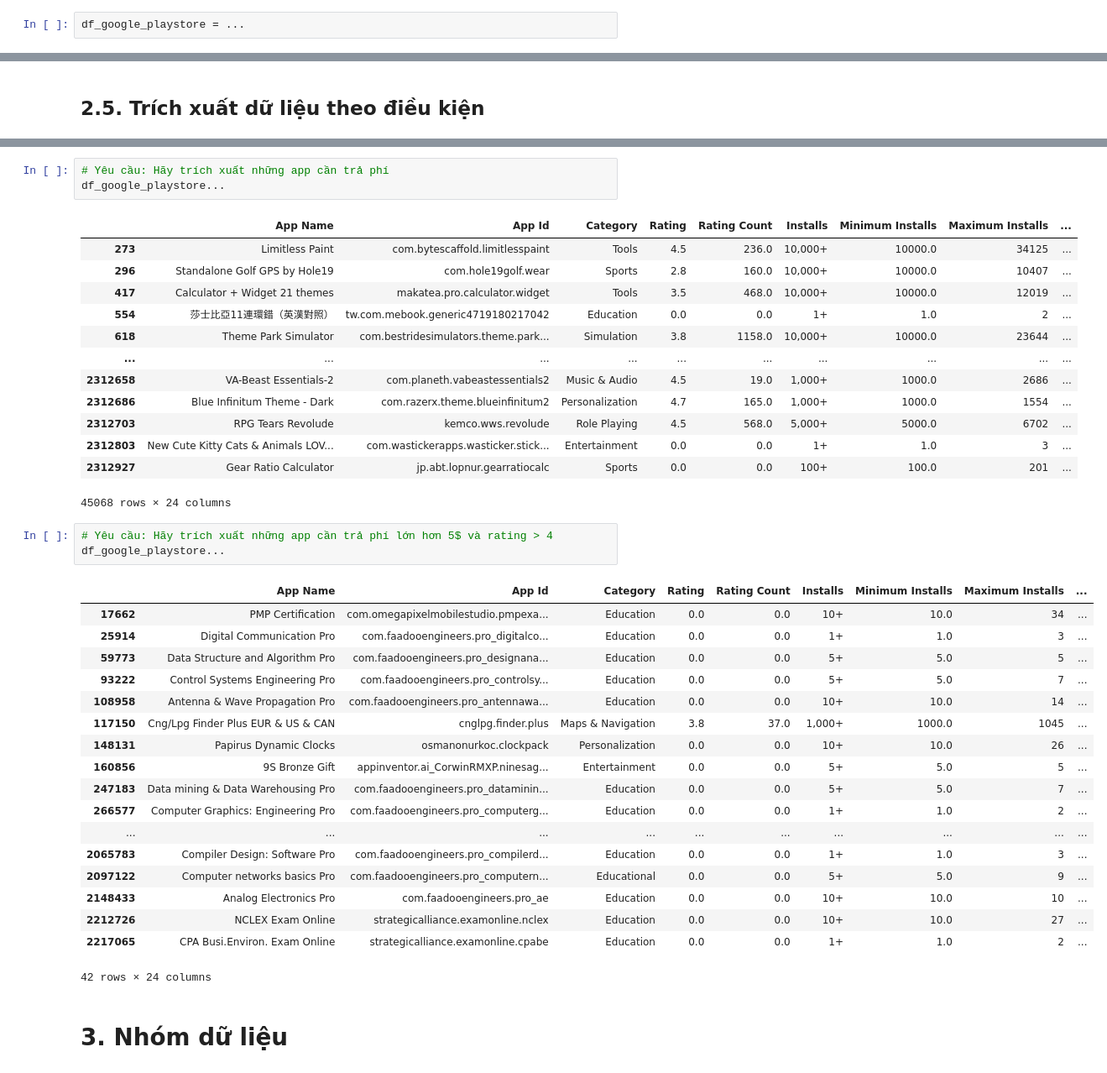
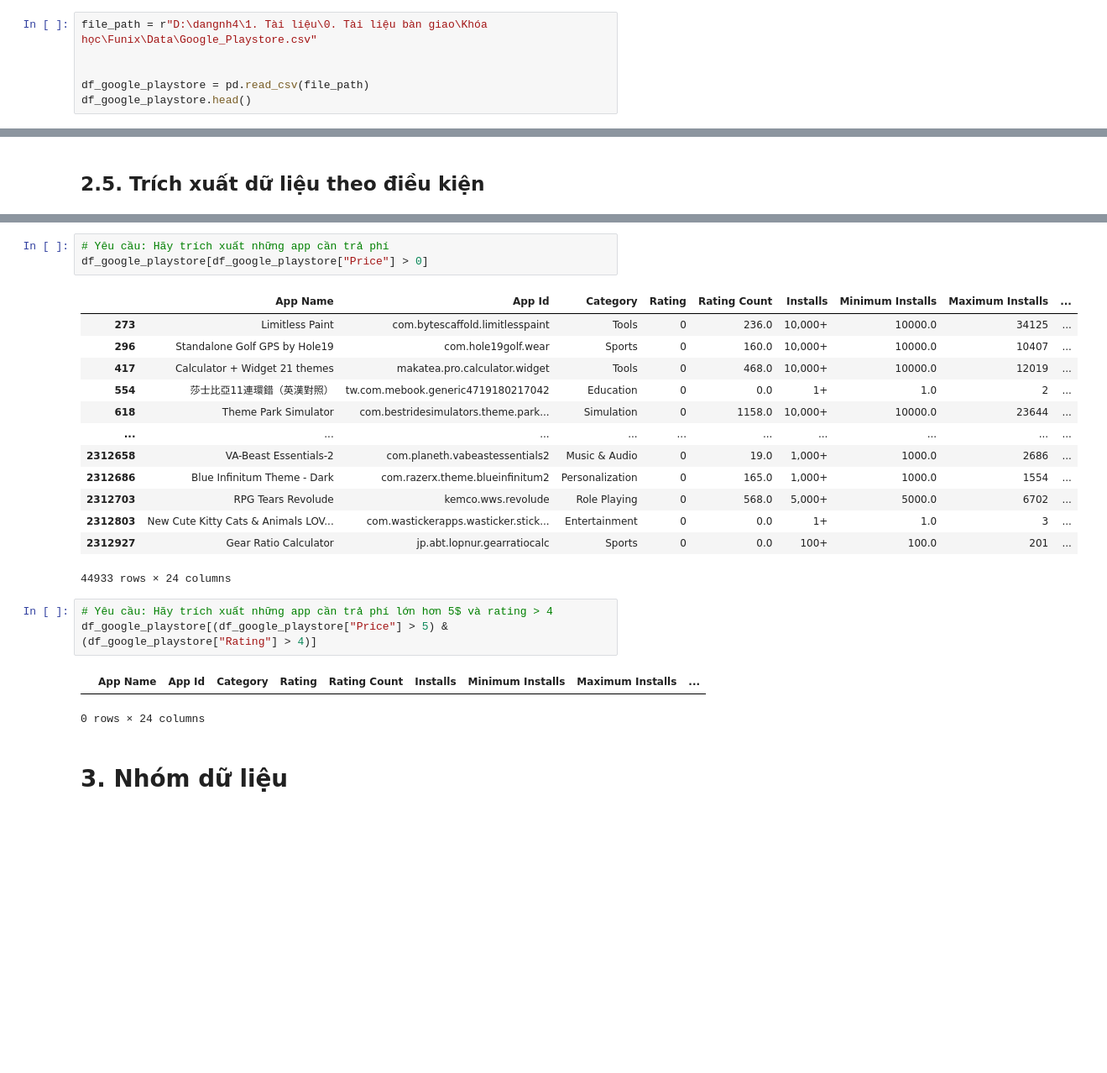
Before and after one commit to dangindev/FUNIX-DataScience, a Jupyter notebook: DSP302x_1.2-A_VN/Labs/Lab 5.ipynb, the cells around one changed output, grey strips where cells are left out. Shown: that part at 84% size. Saved outputs shown, nothing was run; the diff lists cells and outputs as text; blank space fills up the shorter version.

```diff
--- a/DSP302x_1.2-A_VN/Labs/Lab 5.ipynb
+++ b/DSP302x_1.2-A_VN/Labs/Lab 5.ipynb
@@ -7,4 +7,8 @@ import pandas as pd
 # %% [markdown]
 Đầu tiên, hãy đọc dữ liệu bằng Pandas từ file data Google_Playstore.csv
 # %%
-df_google_playstore = ...
+file_path = r"D:\dangnh4\1. Tài liệu\0. Tài liệu bàn giao\Khóa học\Funix\Data\Google_Playstore.csv"
+
+
+df_google_playstore = pd.read_csv(file_path)
+df_google_playstore.head()
@@ -337,43 +353,27 @@ df_google_playstore[... > 10000]
 37444 rows × 24 columns
 # %%
 # Yêu cầu: Hãy trích xuất những app cần trả phí
-df_google_playstore...
+df_google_playstore[df_google_playstore["Price"] > 0]
 # %% [output]
 |  | App Name | App Id | Category | Rating | Rating Count | Installs | Minimum Installs | Maximum Installs | ... |
-| 273 | Limitless Paint | com.bytescaffold.limitlesspaint | Tools | 4.5 | 236.0 | 10,000+ | 10000.0 | 34125 | ... |
-| 296 | Standalone Golf GPS by Hole19 | com.hole19golf.wear | Sports | 2.8 | 160.0 | 10,000+ | 10000.0 | 10407 | ... |
-| 417 | Calculator + Widget 21 themes | makatea.pro.calculator.widget | Tools | 3.5 | 468.0 | 10,000+ | 10000.0 | 12019 | ... |
-| 554 | 莎士比亞11連環錯（英漢對照） | tw.com.mebook.generic4719180217042 | Education | 0.0 | 0.0 | 1+ | 1.0 | 2 | ... |
-| 618 | Theme Park Simulator | com.bestridesimulators.theme.park... | Simulation | 3.8 | 1158.0 | 10,000+ | 10000.0 | 23644 | ... |
+| 273 | Limitless Paint | com.bytescaffold.limitlesspaint | Tools | 0 | 236.0 | 10,000+ | 10000.0 | 34125 | ... |
+| 296 | Standalone Golf GPS by Hole19 | com.hole19golf.wear | Sports | 0 | 160.0 | 10,000+ | 10000.0 | 10407 | ... |
+| 417 | Calculator + Widget 21 themes | makatea.pro.calculator.widget | Tools | 0 | 468.0 | 10,000+ | 10000.0 | 12019 | ... |
+| 554 | 莎士比亞11連環錯（英漢對照） | tw.com.mebook.generic4719180217042 | Education | 0 | 0.0 | 1+ | 1.0 | 2 | ... |
+| 618 | Theme Park Simulator | com.bestridesimulators.theme.park... | Simulation | 0 | 1158.0 | 10,000+ | 10000.0 | 23644 | ... |
 | ... | ... | ... | ... | ... | ... | ... | ... | ... | ... |
-| 2312658 | VA-Beast Essentials-2 | com.planeth.vabeastessentials2 | Music & Audio | 4.5 | 19.0 | 1,000+ | 1000.0 | 2686 | ... |
-| 2312686 | Blue Infinitum Theme - Dark | com.razerx.theme.blueinfinitum2 | Personalization | 4.7 | 165.0 | 1,000+ | 1000.0 | 1554 | ... |
-| 2312703 | RPG Tears Revolude | kemco.wws.revolude | Role Playing | 4.5 | 568.0 | 5,000+ | 5000.0 | 6702 | ... |
-| 2312803 | New Cute Kitty Cats & Animals LOV... | com.wastickerapps.wasticker.stick... | Entertainment | 0.0 | 0.0 | 1+ | 1.0 | 3 | ... |
-| 2312927 | Gear Ratio Calculator | jp.abt.lopnur.gearratiocalc | Sports | 0.0 | 0.0 | 100+ | 100.0 | 201 | ... |
+| 2312658 | VA-Beast Essentials-2 | com.planeth.vabeastessentials2 | Music & Audio | 0 | 19.0 | 1,000+ | 1000.0 | 2686 | ... |
+| 2312686 | Blue Infinitum Theme - Dark | com.razerx.theme.blueinfinitum2 | Personalization | 0 | 165.0 | 1,000+ | 1000.0 | 1554 | ... |
+| 2312703 | RPG Tears Revolude | kemco.wws.revolude | Role Playing | 0 | 568.0 | 5,000+ | 5000.0 | 6702 | ... |
+| 2312803 | New Cute Kitty Cats & Animals LOV... | com.wastickerapps.wasticker.stick... | Entertainment | 0 | 0.0 | 1+ | 1.0 | 3 | ... |
+| 2312927 | Gear Ratio Calculator | jp.abt.lopnur.gearratiocalc | Sports | 0 | 0.0 | 100+ | 100.0 | 201 | ... |
-45068 rows × 24 columns
+44933 rows × 24 columns
 # %%
 # Yêu cầu: Hãy trích xuất những app cần trả phí lớn hơn 5$ và rating > 4
-df_google_playstore...
+df_google_playstore[(df_google_playstore["Price"] > 5) & (df_google_playstore["Rating"] > 4)]
 # %% [output]
 |  | App Name | App Id | Category | Rating | Rating Count | Installs | Minimum Installs | Maximum Installs | ... |
-| 17662 | PMP Certification | com.omegapixelmobilestudio.pmpexa... | Education | 0.0 | 0.0 | 10+ | 10.0 | 34 | ... |
-| 25914 | Digital Communication Pro | com.faadooengineers.pro_digitalco... | Education | 0.0 | 0.0 | 1+ | 1.0 | 3 | ... |
-| 59773 | Data Structure and Algorithm Pro | com.faadooengineers.pro_designana... | Education | 0.0 | 0.0 | 5+ | 5.0 | 5 | ... |
-| 93222 | Control Systems Engineering Pro | com.faadooengineers.pro_controlsy... | Education | 0.0 | 0.0 | 5+ | 5.0 | 7 | ... |
-| 108958 | Antenna & Wave Propagation Pro | com.faadooengineers.pro_antennawa... | Education | 0.0 | 0.0 | 10+ | 10.0 | 14 | ... |
-| 117150 | Cng/Lpg Finder Plus EUR & US & CAN | cnglpg.finder.plus | Maps & Navigation | 3.8 | 37.0 | 1,000+ | 1000.0 | 1045 | ... |
-| 148131 | Papirus Dynamic Clocks | osmanonurkoc.clockpack | Personalization | 0.0 | 0.0 | 10+ | 10.0 | 26 | ... |
-| 160856 | 9S Bronze Gift | appinventor.ai_CorwinRMXP.ninesag... | Entertainment | 0.0 | 0.0 | 5+ | 5.0 | 5 | ... |
-| 247183 | Data mining & Data Warehousing Pro | com.faadooengineers.pro_dataminin... | Education | 0.0 | 0.0 | 5+ | 5.0 | 7 | ... |
-| 266577 | Computer Graphics: Engineering Pro | com.faadooengineers.pro_computerg... | Education | 0.0 | 0.0 | 1+ | 1.0 | 2 | ... |
-| ... | ... | ... | ... | ... | ... | ... | ... | ... | ... |
-| 2065783 | Compiler Design: Software Pro | com.faadooengineers.pro_compilerd... | Education | 0.0 | 0.0 | 1+ | 1.0 | 3 | ... |
-| 2097122 | Computer networks basics Pro | com.faadooengineers.pro_computern... | Educational | 0.0 | 0.0 | 5+ | 5.0 | 9 | ... |
-| 2148433 | Analog Electronics Pro | com.faadooengineers.pro_ae | Education | 0.0 | 0.0 | 10+ | 10.0 | 10 | ... |
-| 2212726 | NCLEX Exam Online | strategicalliance.examonline.nclex | Education | 0.0 | 0.0 | 10+ | 10.0 | 27 | ... |
-| 2217065 | CPA Busi.Environ. Exam Online | strategicalliance.examonline.cpabe | Education | 0.0 | 0.0 | 1+ | 1.0 | 2 | ... |
-42 rows × 24 columns
+0 rows × 24 columns
 # %% [markdown]
 # 3. Nhóm dữ liệu
 # %%
```
Also changed, not shown: parts of 25 cells of this notebook.
